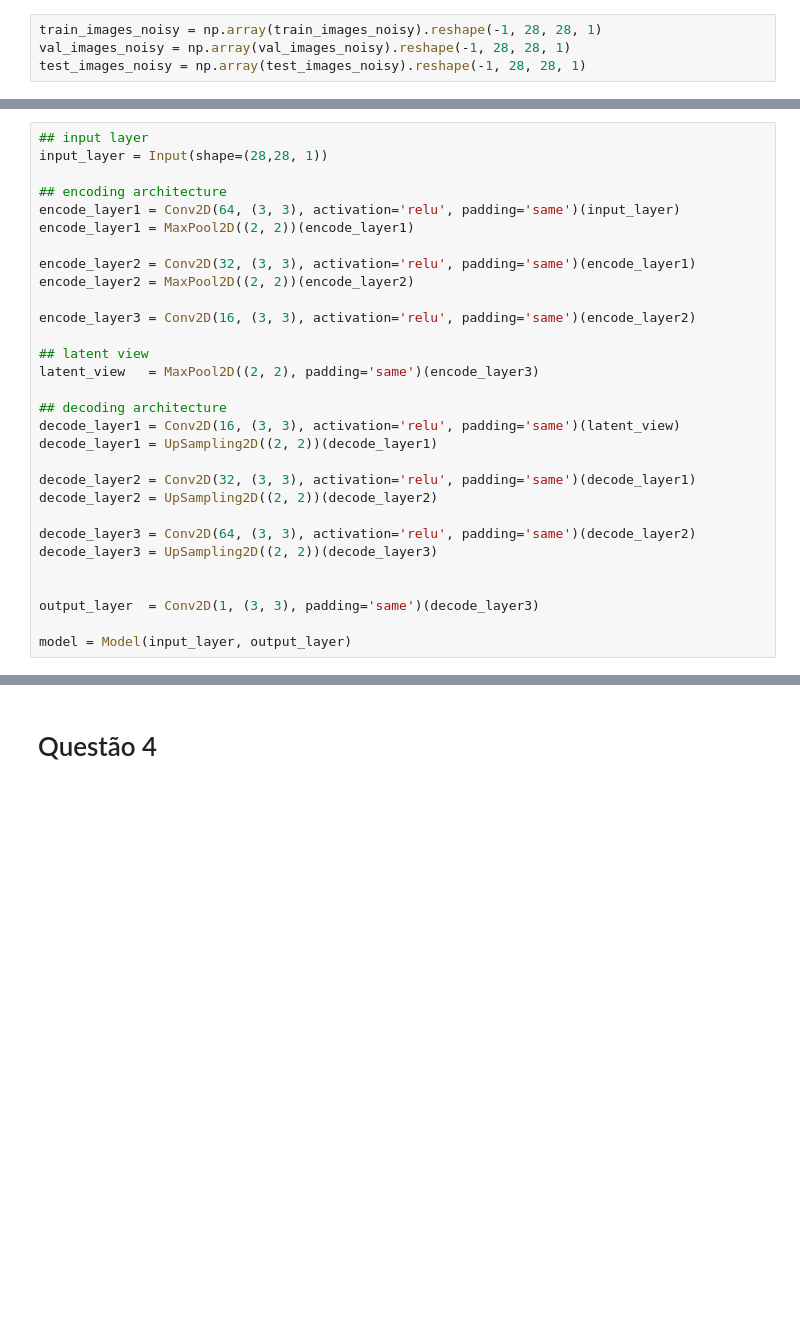
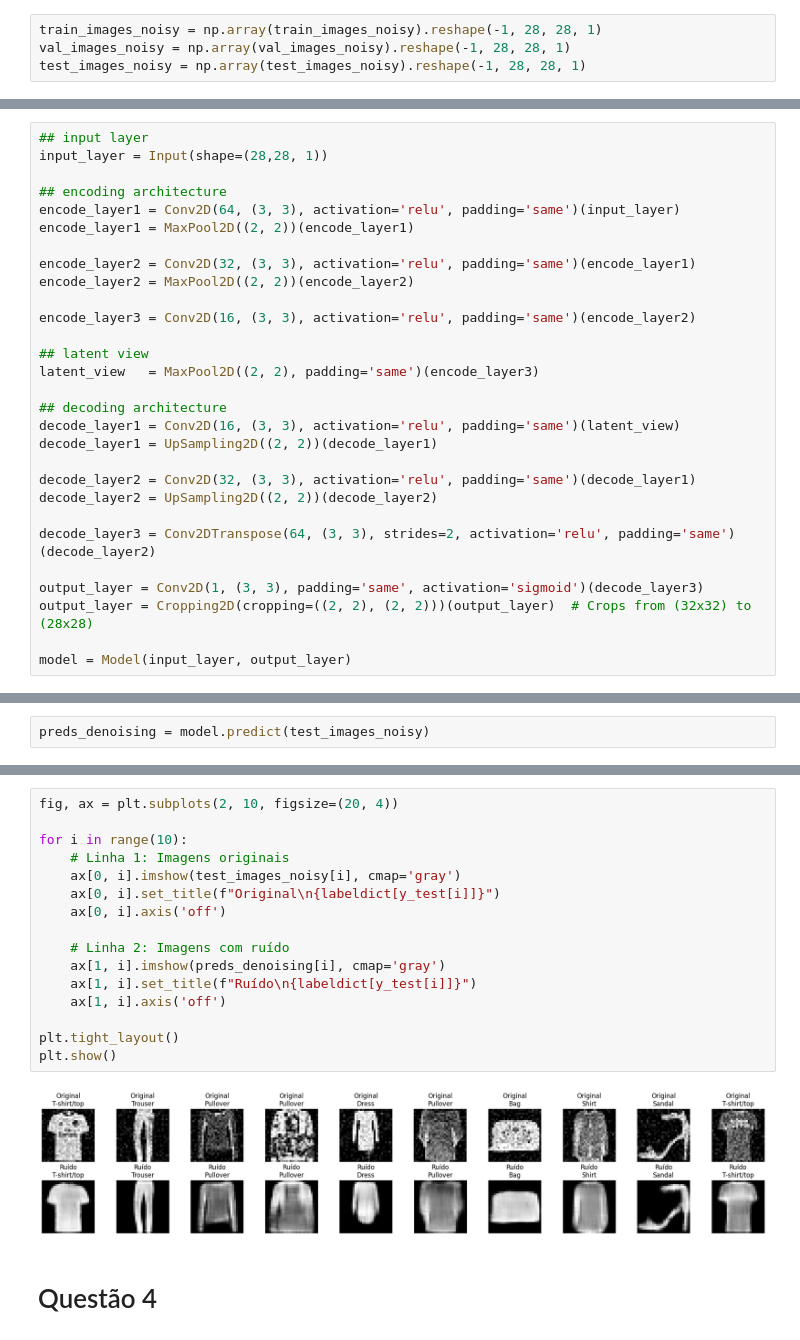
Before and after one commit to erlonL/deep-learning-lista2, a Jupyter notebook: 3-fashion-mnist.ipynb, the cells around one changed output, grey strips where cells are left out. Saved outputs shown, nothing was run; the diff lists cells and outputs as text; blank space fills up the shorter version.

```diff
--- a/3-fashion-mnist.ipynb
+++ b/3-fashion-mnist.ipynb
@@ -571,11 +576,10 @@ decode_layer1 = UpSampling2D((2, 2))(decode_layer1)
 decode_layer2 = Conv2D(32, (3, 3), activation='relu', padding='same')(decode_layer1)
 decode_layer2 = UpSampling2D((2, 2))(decode_layer2)
 
-decode_layer3 = Conv2D(64, (3, 3), activation='relu', padding='same')(decode_layer2)
-decode_layer3 = UpSampling2D((2, 2))(decode_layer3)
+decode_layer3 = Conv2DTranspose(64, (3, 3), strides=2, activation='relu', padding='same')(decode_layer2)
 
-
-output_layer  = Conv2D(1, (3, 3), padding='same')(decode_layer3)
+output_layer = Conv2D(1, (3, 3), padding='same', activation='sigmoid')(decode_layer3)
+output_layer = Cropping2D(cropping=((2, 2), (2, 2)))(output_layer)  # Crops from (32x32) to (28x28)
 
 model = Model(input_layer, output_layer)
 # %%
@@ -631,0 +652,2 @@ NameError: name 'Sequential' is not defined
+# %%
+preds_denoising = model.predict(test_images_noisy)
@@ -632,3 +656,21 @@ NameError: name 'Sequential' is not defined
+# %%
+fig, ax = plt.subplots(2, 10, figsize=(20, 4))
+
+for i in range(10):
+    # Linha 1: Imagens originais
+    ax[0, i].imshow(test_images_noisy[i], cmap='gray')
+    ax[0, i].set_title(f"Original\n{labeldict[y_test[i]]}")
+    ax[0, i].axis('off')
+
+    # Linha 2: Imagens com ruído
+    ax[1, i].imshow(preds_denoising[i], cmap='gray')
+    ax[1, i].set_title(f"Ruído\n{labeldict[y_test[i]]}")
+    ax[1, i].axis('off')
+
+plt.tight_layout()
+plt.show()
+# %% [output]
+[figure, added]
 # %% [markdown]
 # Questão 4
 # %% [markdown]
```
Also changed, not shown: parts of 15 cells of this notebook.
